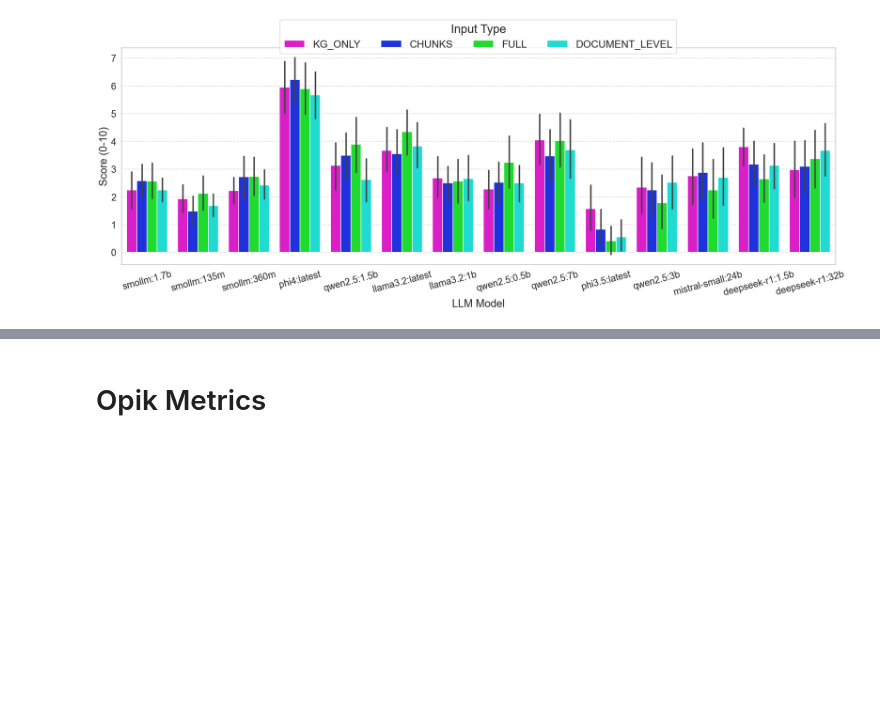
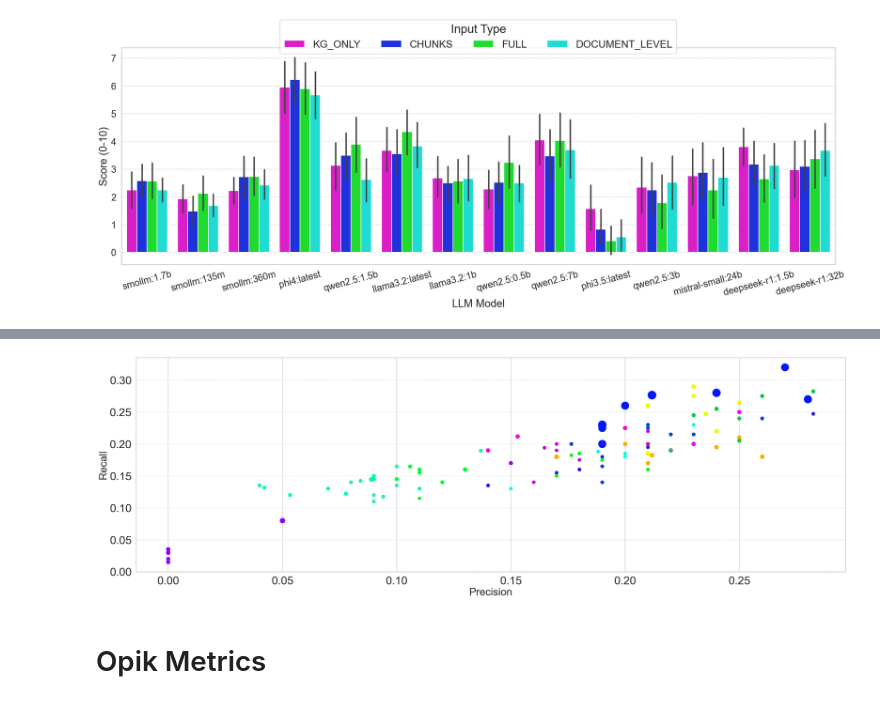
Before and after one commit to maxistaebler/eKNOW_2025, a Jupyter notebook: notebooks/graphrag_response_evaluation_v2.ipynb, the cells around one changed output, grey strips where cells are left out. Cells and saved outputs as stored; diff of their text form; code cells hidden in the pictures; blank space fills up the shorter version.

```diff
--- a/notebooks/graphrag_response_evaluation_v2.ipynb
+++ b/notebooks/graphrag_response_evaluation_v2.ipynb
@@ -406,3 +539,52 @@ The palette list has more values (7) than needed (4), which may not be intended.
+# %%
+from matplotlib.patches import Rectangle
+
+palette = config_seaborn()
+
+scatter_df = final_df_opik.groupby(['model', 'access', 'user'])[['response_time', 'score', 'hallucination_score', 'answer_relevance', 'usefulness', 'context_precision', 'context_recall']].mean().reset_index()
+# def min_max_scaling(column):
+#     min_val = column.min()
+#     max_val = column.max()
+#     return (column - min_val) / (max_val - min_val)
+
+# Apply to a single column
+# scatter_df['normalized_response_time'] = min_max_scaling(scatter_df['response_time'])
+# Create figure
+plt.figure(figsize=(30, 10))
+
+# Create grouped bar plot
+ax = sns.scatterplot(
+    x="context_precision",
+    y="context_recall",
+    hue="model",
+    size="response_time",
+    palette=palette,
+    sizes=(100, 600),
+    linewidth=0,
+    data=scatter_df,
+)
+# rect = Rectangle((7, 0.5), 3, 0.5, color='gray', alpha=0.5, transform=ax.transData)
+# ax.add_patch(rect)
+# ax.text(8.5, 0.75, 'better performance', color='black', fontsize=10, ha='center', va='center')
+
+# Customize plot
+# plt.title('Statistical Measures Across Embedding Models', pad=20, size=14)
+plt.xlabel('Precision', size=30)
+plt.ylabel('Recall', size=30)
+plt.legend('', frameon=False)
+plt.tick_params(axis='both', labelsize=32)
+
+# Add grid for better readability
+plt.grid(True, axis='y', linestyle='--', alpha=0.7)
+
+# Adjust layout
+plt.tight_layout()
+
+plt.savefig('./plots/model_precision_recall_performance.png', dpi=300)
+# Show plot
+plt.show()
+# %% [output]
+[figure, added]
 # %% [markdown]
 # Opik Metrics
 # %%
```
Also changed, not shown: parts of 8 cells of this notebook, 6 other files.
